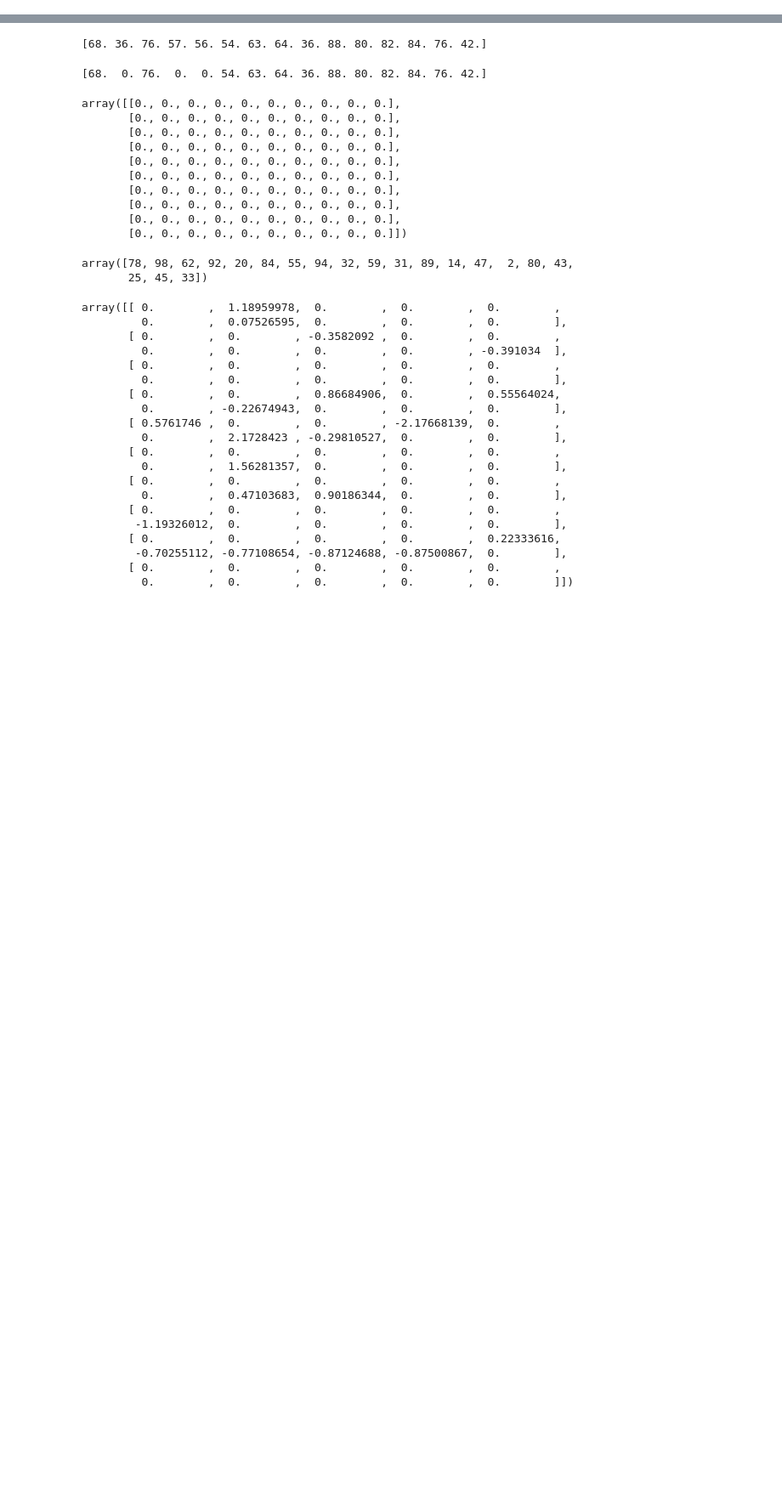
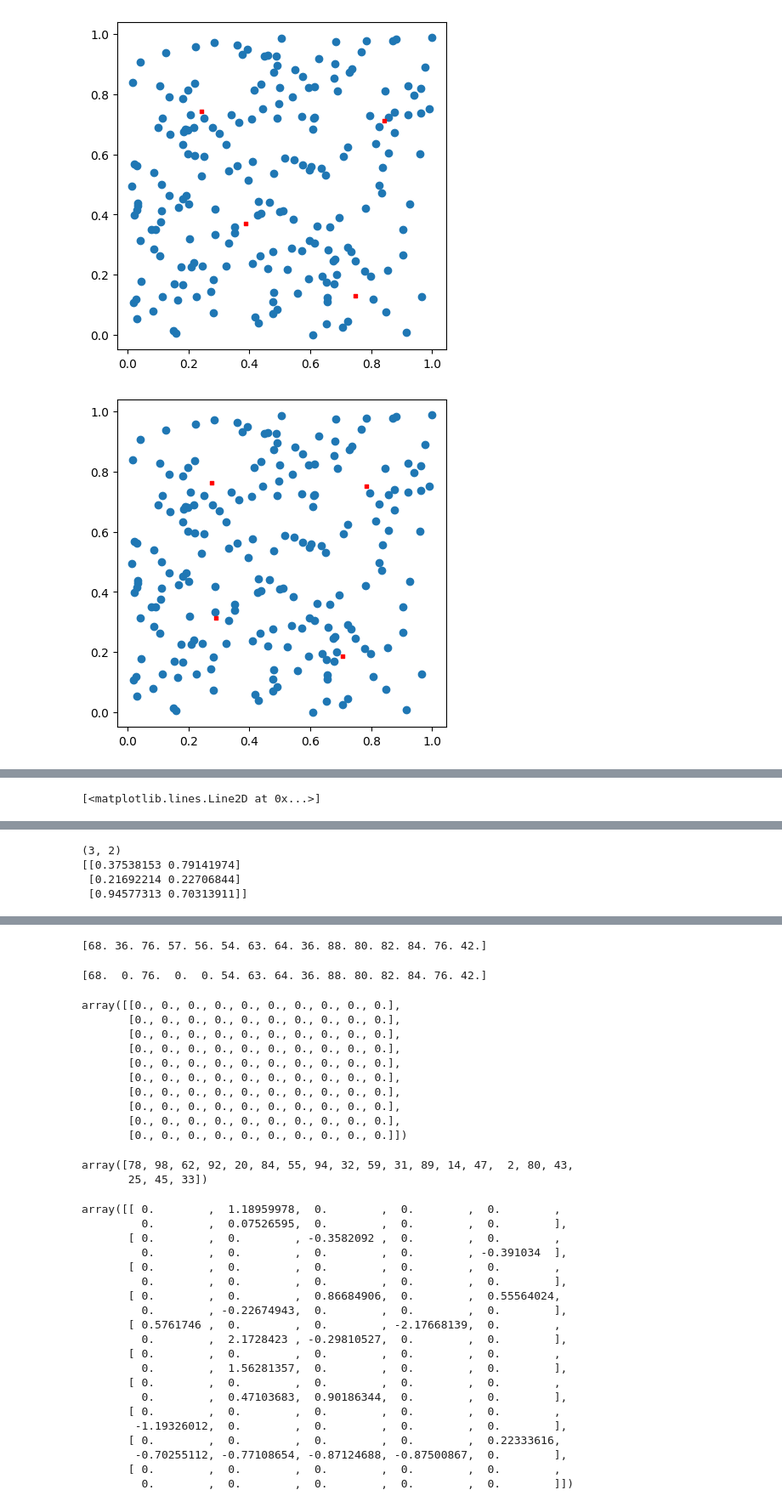
Before and after one commit to aashwinmishra/Attention2Align, a Jupyter notebook: notebooks/02_NP.ipynb, the cells around one changed output, grey strips where cells are left out. Shown at 85% size. Drawn from its saved outputs; the diff is of its cells as text; code cells hidden in the pictures; blank space fills up the shorter version.

```diff
--- a/notebooks/02_NP.ipynb
+++ b/notebooks/02_NP.ipynb
@@ -21,0 +13,22 @@ squared_differences.shape
+# %%
+def train_step(points: np.array, centers: np.array):
+  assert points.shape[-1] == centers.shape[-1]
+  K = centers.shape[0]
+  squared_differences = np.square(points - centers[:, None, :]).sum(axis=-1)
+  closest_center = np.argmin(squared_differences, axis=0)
+  new_centers = np.array([points[closest_center == k].mean(axis=0) for k in range(K)])
+  return new_centers, np.sum(squared_differences)
+# %%
+num_steps = 5
+losses = []
+for i in range(num_steps):
+  centers, loss = train_step(points, centers)
+  losses.append(loss)
+  plt.figure(figsize=(5,5))
+  plt.scatter(points[:,0], points[:,1])
+  plt.scatter(centers[:,0], centers[:,1], c="r", marker="s", s=8)
+  plt.show()
+plt.plot(losses)
+# %% [output]
+[figure, added]
+[figure, added]
@@ -21,0 +38 @@ squared_differences.shape
+[<matplotlib.lines.Line2D at 0x...>]
@@ -21,0 +40,18 @@ squared_differences.shape
+# %%
+squared_differences = np.square(points - centers[:, None, :]).sum(axis=-1)
+closest_center = np.argmin(squared_differences, axis=0)
+# new_centers = [np.sum(points[mask], axis=0) for ]
+# new_centers = []
+# for i in range(3):
+#   mask = closest_center == i
+#   new_center = np.mean(points[mask], axis=0)
+#   new_centers.append(new_center)
+# new_centers = np.array(new_centers)
+new_centers = np.array([points[closest_center == k].mean(axis=0) for k in range(3)])
+print(new_centers.shape)
+print(new_centers)
+# %% [output]
+(3, 2)
+[[0.37538153 0.79141974]
+ [0.21692214 0.22706844]
+ [0.94577313 0.70313911]]
```
Also changed, not shown: parts of 11 cells of this notebook.
